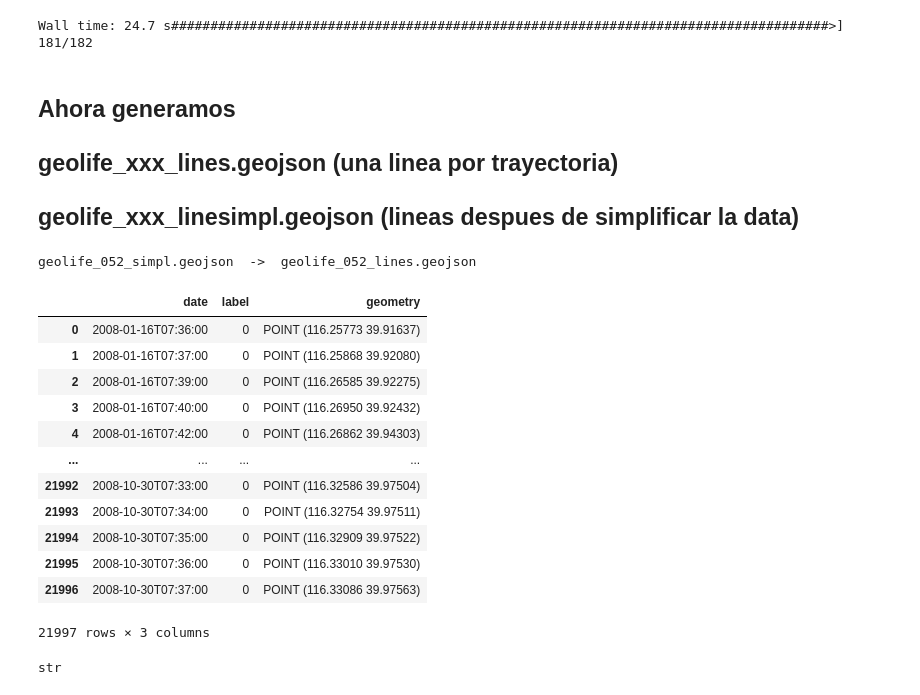
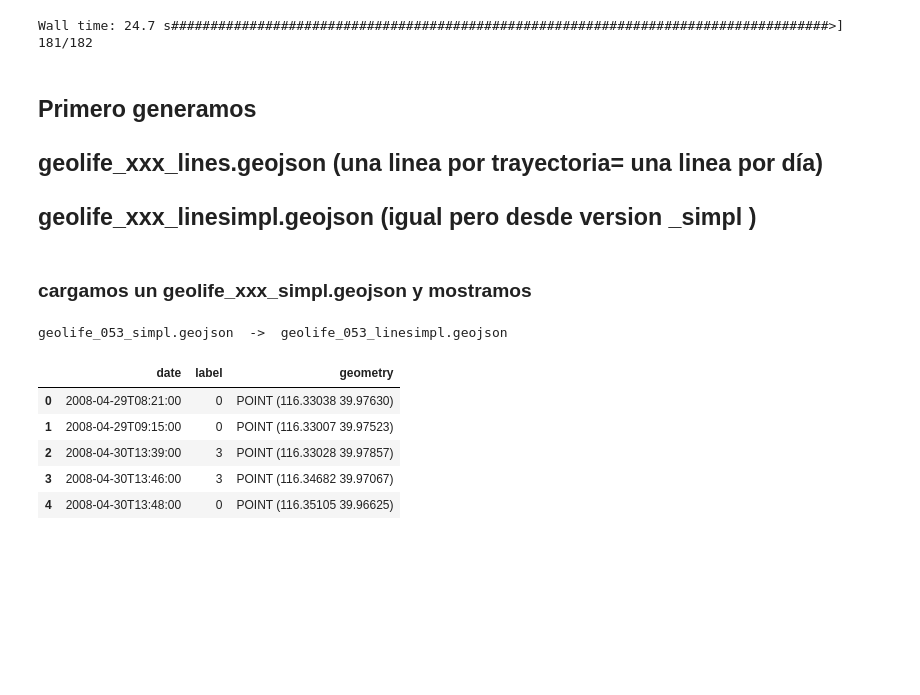
Before and after one commit to FacundoRo/GeoLife, a Jupyter notebook: GeolifePrj_01_df2geojson.ipynb, the cells around one changed output. Cells and saved outputs as stored; diff of their text form; code cells hidden in the pictures; blank space fills up the shorter version.

```diff
--- a/GeolifePrj_01_df2geojson.ipynb
+++ b/GeolifePrj_01_df2geojson.ipynb
@@ -131,34 +131,25 @@ for usuario_num in range(0,182):
 # %% [output]
 Wall time: 24.7 s####################################################################################>] 181/182
 # %% [markdown]
-## Ahora generamos
-## **geolife_xxx_lines.geojson** (una linea por trayectoria)
-## **geolife_xxx_linesimpl.geojson** (lineas despues de simplificar la data)
+## Primero generamos
+## **geolife_xxx_lines.geojson** (una linea por trayectoria= una linea por día)
+## **geolife_xxx_linesimpl.geojson** (igual pero desde version **_simpl** )
+# %% [markdown]
+### cargamos un **geolife_xxx_simpl.geojson** y mostramos
 # %%
-xxx=52
+# generamos geolife_xxx_linesimpl.geojson donde xxx=
+xxx=53
 archivo_gj=f"geolife_{xxx:03d}_"
-archivo_salida_gj = archivo_gj+"lines.geojson"
+archivo_salida_gj = archivo_gj+"linesimpl.geojson"
 archivo_gj=archivo_gj+"simpl.geojson"
 print(archivo_gj," -> " ,archivo_salida_gj)
 gdf = geopandas.read_file(archivo_gj)
-gdf
+gdf.head(5)
 # %% [output]
-geolife_052_simpl.geojson  ->  geolife_052_lines.geojson
+geolife_053_simpl.geojson  ->  geolife_053_linesimpl.geojson
 |  | date | label | geometry |
-| 0 | 2008-01-16T07:36:00 | 0 | POINT (116.25773 39.91637) |
-| 1 | 2008-01-16T07:37:00 | 0 | POINT (116.25868 39.92080) |
-| 2 | 2008-01-16T07:39:00 | 0 | POINT (116.26585 39.92275) |
-| 3 | 2008-01-16T07:40:00 | 0 | POINT (116.26950 39.92432) |
-| 4 | 2008-01-16T07:42:00 | 0 | POINT (116.26862 39.94303) |
-| ... | ... | ... | ... |
-| 21992 | 2008-10-30T07:33:00 | 0 | POINT (116.32586 39.97504) |
-| 21993 | 2008-10-30T07:34:00 | 0 | POINT (116.32754 39.97511) |
-| 21994 | 2008-10-30T07:35:00 | 0 | POINT (116.32909 39.97522) |
-| 21995 | 2008-10-30T07:36:00 | 0 | POINT (116.33010 39.97530) |
-| 21996 | 2008-10-30T07:37:00 | 0 | POINT (116.33086 39.97563) |
+| 0 | 2008-04-29T08:21:00 | 0 | POINT (116.33038 39.97630) |
+| 1 | 2008-04-29T09:15:00 | 0 | POINT (116.33007 39.97523) |
+| 2 | 2008-04-30T13:39:00 | 3 | POINT (116.33028 39.97857) |
+| 3 | 2008-04-30T13:46:00 | 3 | POINT (116.34682 39.97067) |
+| 4 | 2008-04-30T13:48:00 | 0 | POINT (116.35105 39.96625) |
-21997 rows × 3 columns
-# %%
-for dia in list(gdf.date.str[:10].unique()):
-    gdf.loc[gdf.date.str[:10]]
-# %% [output]
-str
```
Also changed, not shown: parts of 21 cells of this notebook, 1 other file.
